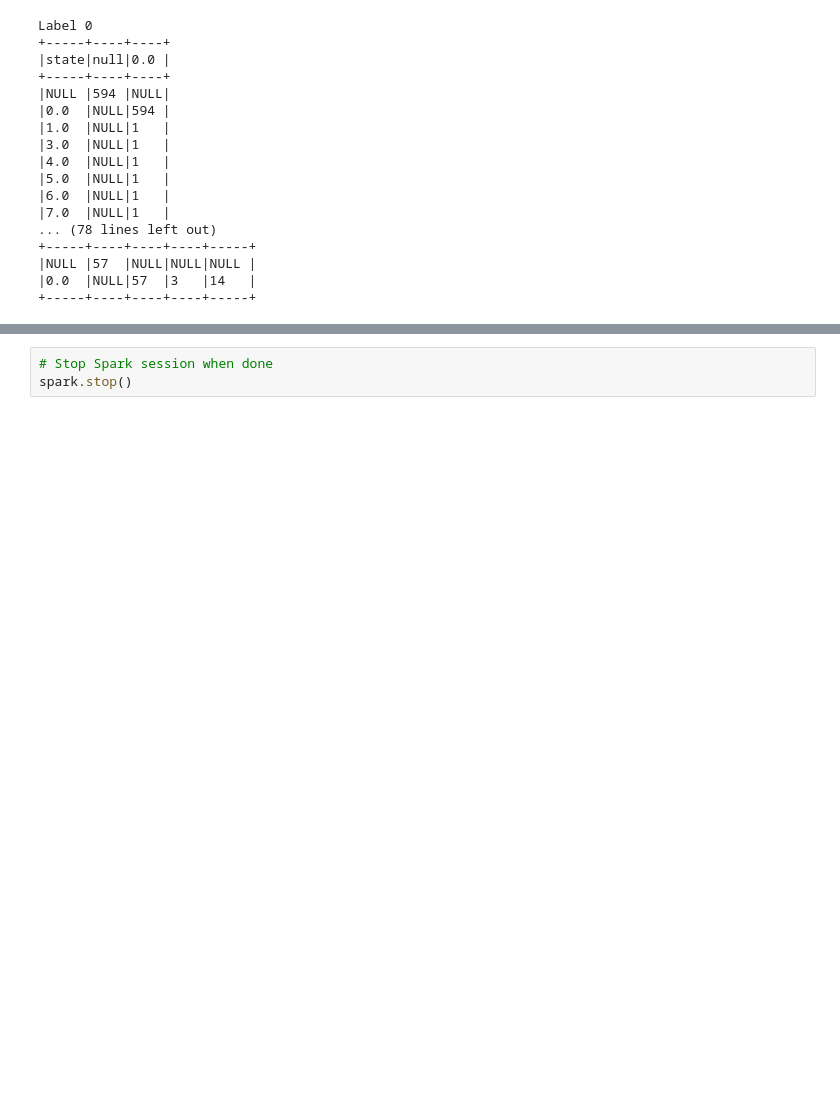
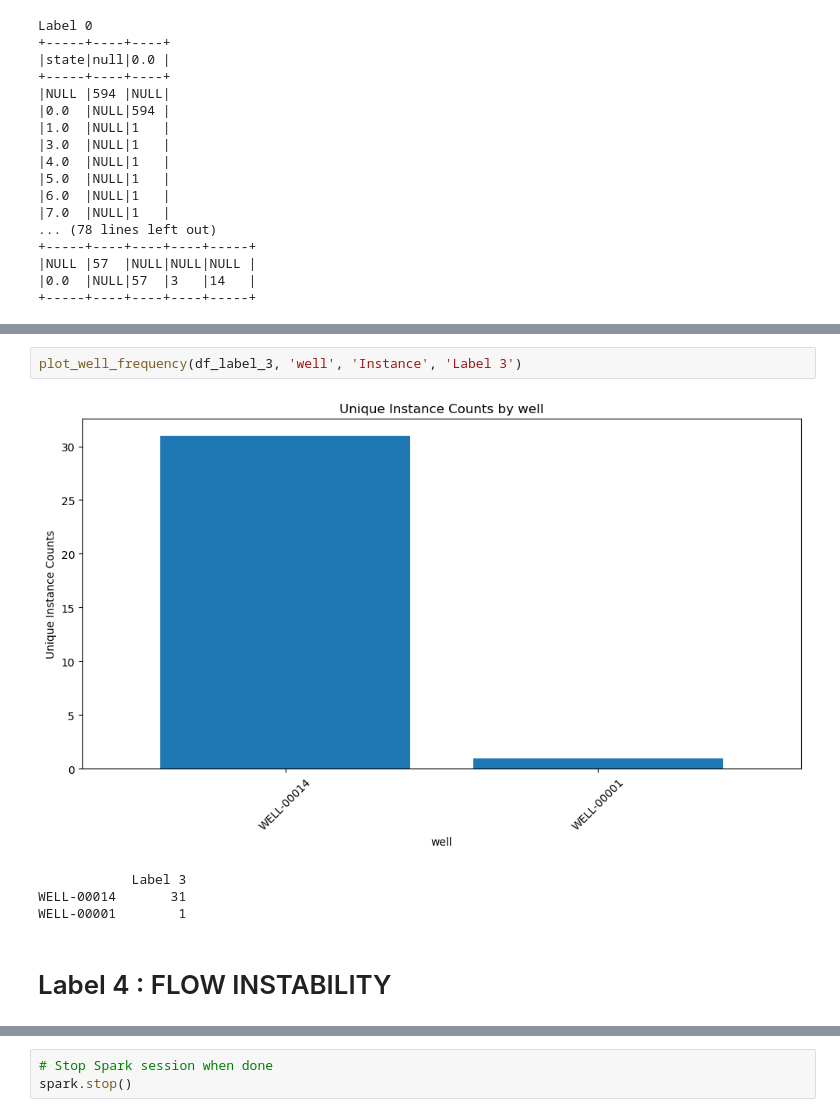
Before and after one commit to Abdulatif-AZ/CapStone, a Jupyter notebook: EDA/3W_Real.ipynb, the cells around one changed output, grey strips where cells are left out. Saved outputs shown, nothing was run; the diff lists cells and outputs as text; blank space fills up the shorter version.

```diff
--- a/EDA/3W_Real.ipynb
+++ b/EDA/3W_Real.ipynb
@@ -660,0 +768,9 @@ Label 0
+# %%
+plot_well_frequency(df_label_3, 'well', 'Instance', 'Label 3')
+# %% [output]
+[figure, added]
+            Label 3
+WELL-00014       31
+WELL-00001        1
+# %% [markdown]
+# Label 4 : FLOW INSTABILITY
```
Also changed, not shown: parts of 26 cells of this notebook.
